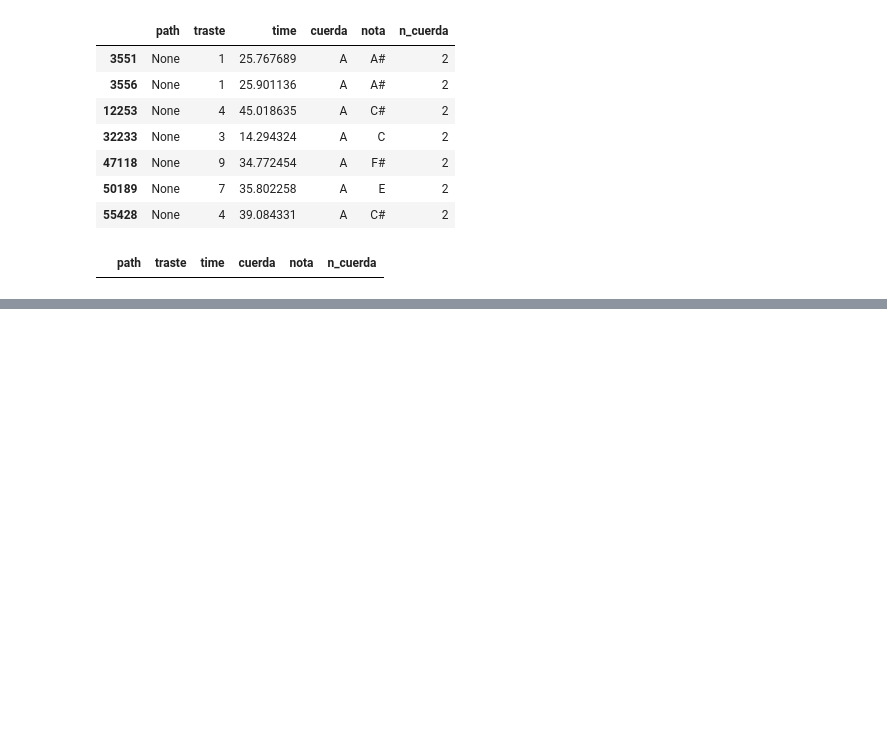
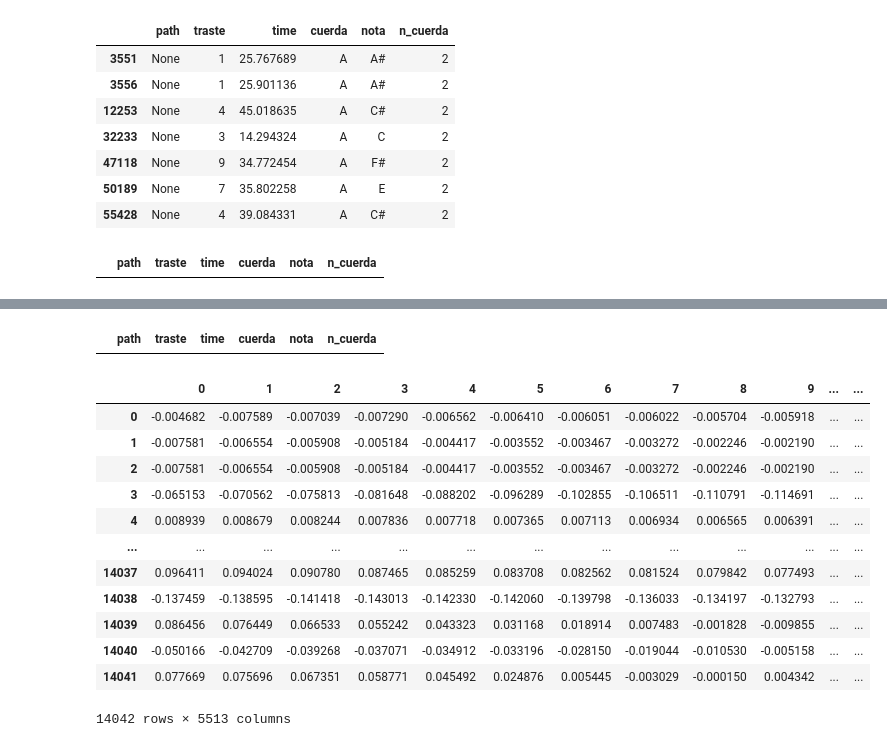
Before and after one commit to sdariza/musical-guitar-train, a Jupyter notebook: main.ipynb, the cells around one changed output, grey strips where cells are left out. Drawn from its saved outputs; the diff is of its cells as text; code cells hidden in the pictures; blank space fills up the shorter version.

```diff
--- a/main.ipynb
+++ b/main.ipynb
@@ -549,0 +630,34 @@ new
+# %%
+df_c_3 = df_c_3.dropna(axis=0)
+# %%
+df_c_3[df_c_3.isna().any(axis=1)]
+# %% [output]
+|  | path | traste | time | cuerda | nota | n_cuerda |
+# %%
+rows = []
+rows1 = []
+for audio_idx in tqdm(range(len(df_c_3))):
+    row = df_c_3.iloc[audio_idx]
+    rows.append(get_x_data(row.path))
+    rows1.append(row.nota)
+# %%
+new_dfc_3_1 = pd.DataFrame(rows)
+new_dfc_3_2 = pd.DataFrame(rows1, columns=['label'])
+# %%
+new_dfc_3_1['label'] = new_dfc_3_2['label']
+# %%
+new_dfc_3_1
+# %% [output]
+|  | 0 | 1 | 2 | 3 | 4 | 5 | 6 | 7 | 8 | 9 | ... | ... |
+| 0 | -0.004682 | -0.007589 | -0.007039 | -0.007290 | -0.006562 | -0.006410 | -0.006051 | -0.006022 | -0.005704 | -0.005918 | ... | ... |
+| 1 | -0.007581 | -0.006554 | -0.005908 | -0.005184 | -0.004417 | -0.003552 | -0.003467 | -0.003272 | -0.002246 | -0.002190 | ... | ... |
+| 2 | -0.007581 | -0.006554 | -0.005908 | -0.005184 | -0.004417 | -0.003552 | -0.003467 | -0.003272 | -0.002246 | -0.002190 | ... | ... |
+| 3 | -0.065153 | -0.070562 | -0.075813 | -0.081648 | -0.088202 | -0.096289 | -0.102855 | -0.106511 | -0.110791 | -0.114691 | ... | ... |
+| 4 | 0.008939 | 0.008679 | 0.008244 | 0.007836 | 0.007718 | 0.007365 | 0.007113 | 0.006934 | 0.006565 | 0.006391 | ... | ... |
+| ... | ... | ... | ... | ... | ... | ... | ... | ... | ... | ... | ... | ... |
+| 14037 | 0.096411 | 0.094024 | 0.090780 | 0.087465 | 0.085259 | 0.083708 | 0.082562 | 0.081524 | 0.079842 | 0.077493 | ... | ... |
+| 14038 | -0.137459 | -0.138595 | -0.141418 | -0.143013 | -0.142330 | -0.142060 | -0.139798 | -0.136033 | -0.134197 | -0.132793 | ... | ... |
+| 14039 | 0.086456 | 0.076449 | 0.066533 | 0.055242 | 0.043323 | 0.031168 | 0.018914 | 0.007483 | -0.001828 | -0.009855 | ... | ... |
+| 14040 | -0.050166 | -0.042709 | -0.039268 | -0.037071 | -0.034912 | -0.033196 | -0.028150 | -0.019044 | -0.010530 | -0.005158 | ... | ... |
+| 14041 | 0.077669 | 0.075696 | 0.067351 | 0.058771 | 0.045492 | 0.024876 | 0.005445 | -0.003029 | -0.000150 | 0.004342 | ... | ... |
+14042 rows × 5513 columns
```
Also changed, not shown: parts of 65 cells of this notebook, 11 other files.
